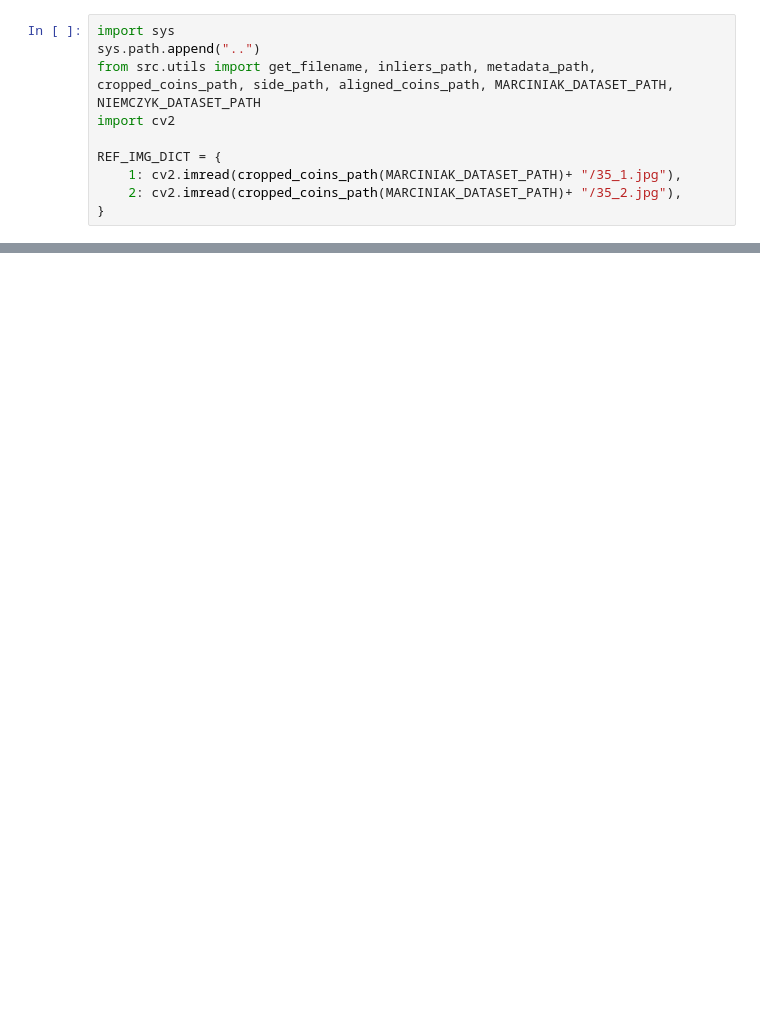
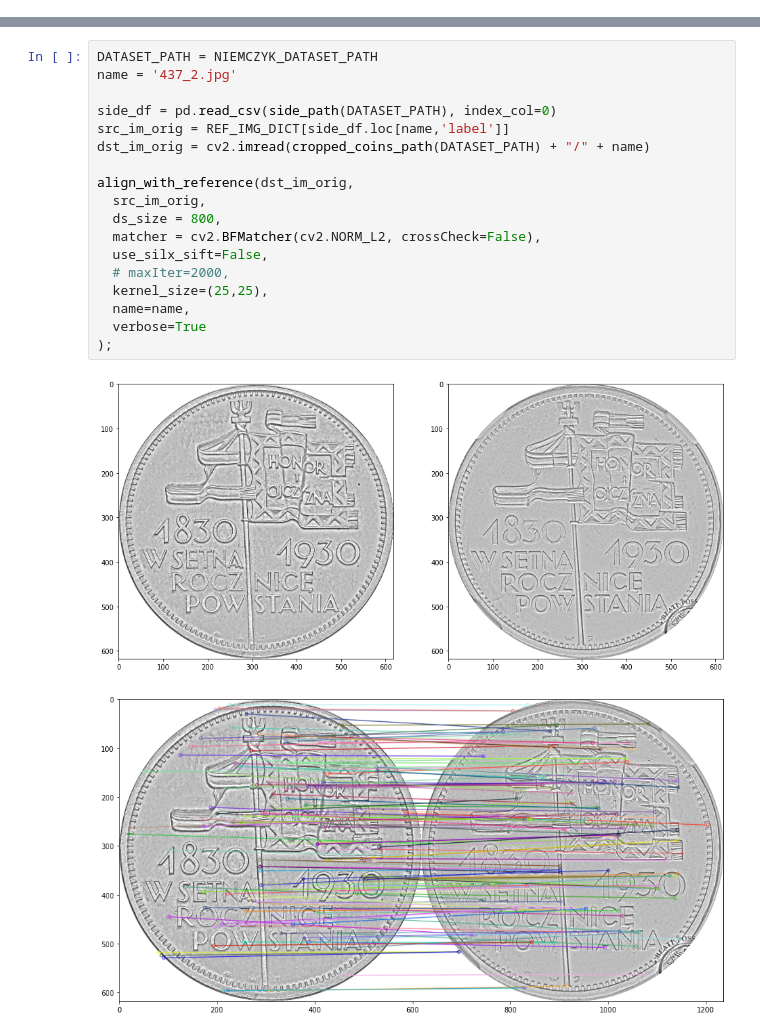
Before and after one commit to tlpchk/coin-wear-estimator, a Jupyter notebook: notebook/4_alignment.ipynb, the cells around one changed output, grey strips where cells are left out. Saved outputs shown, nothing was run; the diff lists cells and outputs as text; blank space fills up the shorter version.

```diff
--- a/notebook/4_alignment.ipynb
+++ b/notebook/4_alignment.ipynb
@@ -11,10 +0,0 @@ ModuleNotFoundError: No module named 'google'
-# %%
-import sys
-sys.path.append("..")
-from src.utils import get_filename, inliers_path, metadata_path, cropped_coins_path, side_path, aligned_coins_path, MARCINIAK_DATASET_PATH, NIEMCZYK_DATASET_PATH
-import cv2
-
-REF_IMG_DICT = {
-    1: cv2.imread(cropped_coins_path(MARCINIAK_DATASET_PATH)+ "/35_1.jpg"),
-    2: cv2.imread(cropped_coins_path(MARCINIAK_DATASET_PATH)+ "/35_2.jpg"),
-}
@@ -308,0 +19,21 @@ align_all_coins(
+# %%
+DATASET_PATH = NIEMCZYK_DATASET_PATH
+name = '437_2.jpg'
+
+side_df = pd.read_csv(side_path(DATASET_PATH), index_col=0)
+src_im_orig = REF_IMG_DICT[side_df.loc[name,'label']]
+dst_im_orig = cv2.imread(cropped_coins_path(DATASET_PATH) + "/" + name)
+
+align_with_reference(dst_im_orig,
+  src_im_orig,
+  ds_size = 800,
+  matcher = cv2.BFMatcher(cv2.NORM_L2, crossCheck=False),
+  use_silx_sift=False,
+  # maxIter=2000,
+  kernel_size=(25,25),
+  name=name,
+  verbose=True
+);
+# %% [output]
+[figure, added]
+[figure, added]
```
Also changed, not shown: parts of 23 cells of this notebook, 26 other files.
